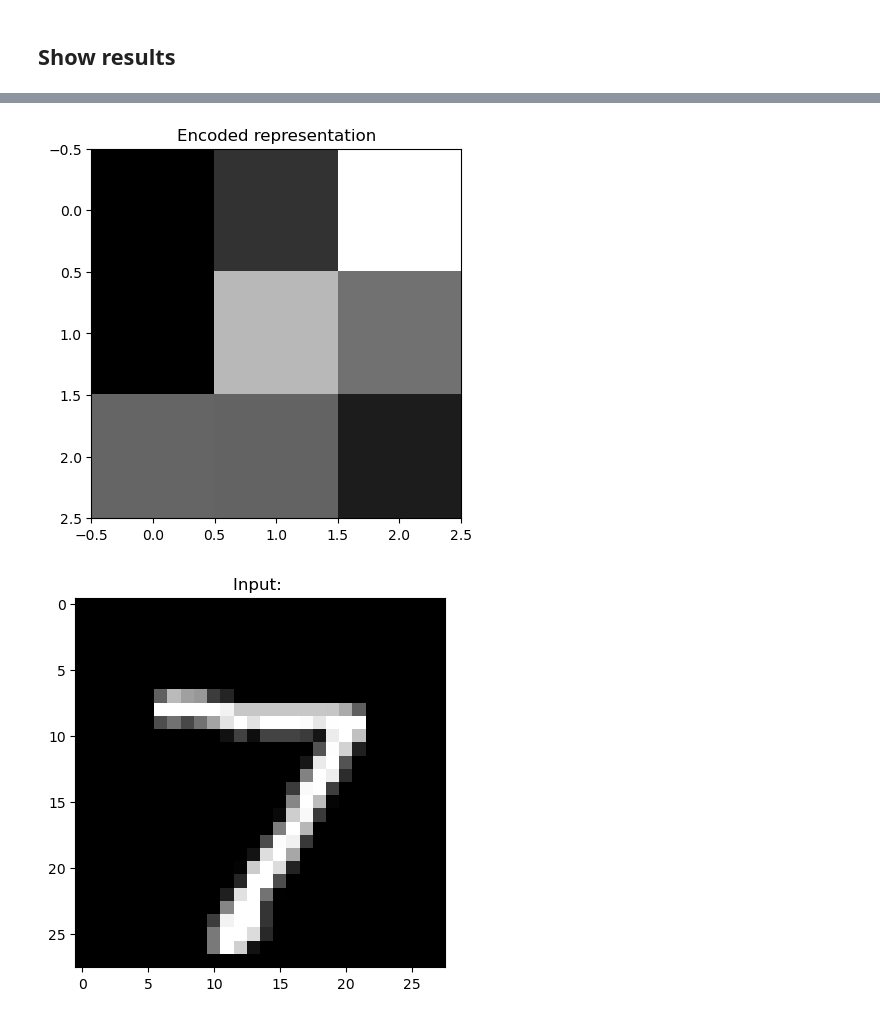
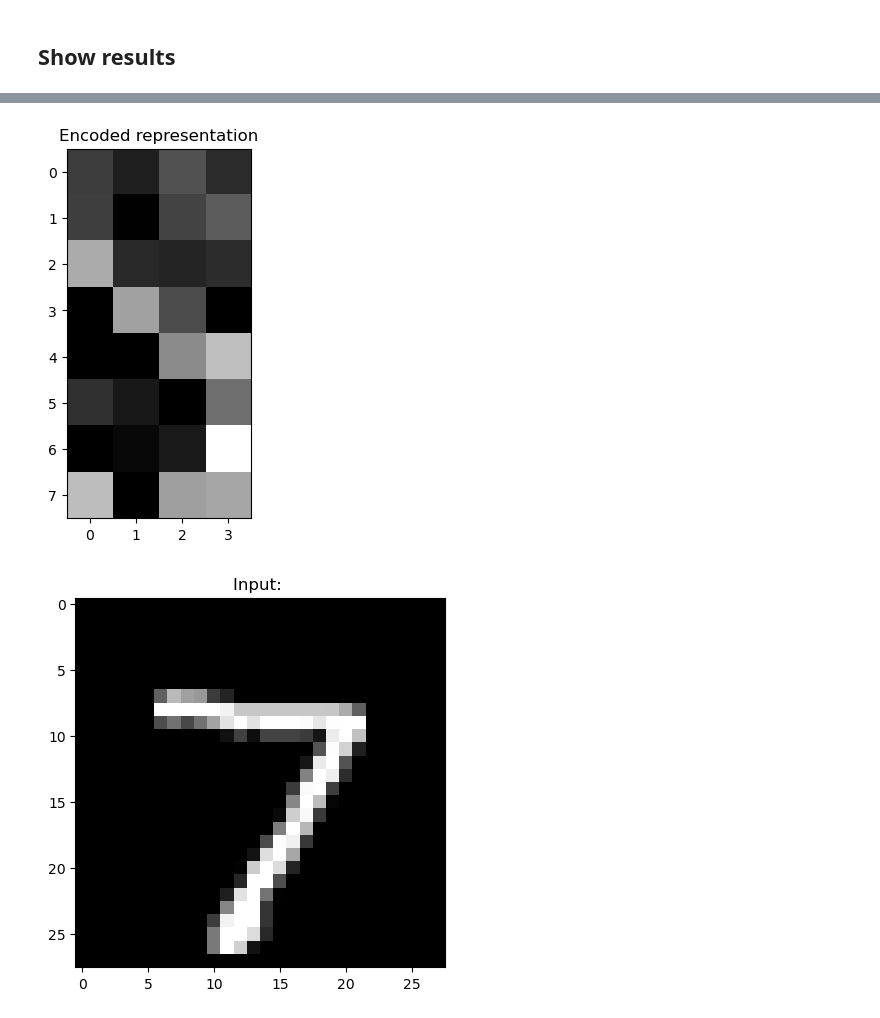
Before and after one commit to edgarWolf/deep-learning-playground, a Jupyter notebook: autoencoders.ipynb, the cells around one changed output, grey strips where cells are left out. Drawn from its saved outputs; the diff is of its cells as text; code cells hidden in the pictures.

```diff
--- a/autoencoders.ipynb
+++ b/autoencoders.ipynb
@@ -103,14 +103,10 @@ class AutoEncoder(Model):
         x = keras.layers.Flatten()(input_layer)
         x = Dense(64, activation="relu")(x)
         x = Dense(32, activation="relu")(x)
-        x = Dense(16, activation="relu")(x)
-        out = Dense(9, activation="relu")(x)
-        self.encoder = Model(input_layer, out)
+        self.encoder = Model(input_layer, x)
 
-        decoder_input = Dense(16, activation="relu")(out)
-        y = Dense(32, activation="relu")(decoder_input)
-        y = Dense(64, activation="relu")(y)
-        decoder_output = Dense(784, activation="relu")(y)
+        decoder_input = Dense(64, activation="relu")(x)
+        decoder_output = Dense(784, activation="relu")(decoder_input)
         decoder_output = keras.layers.Reshape((28, 28, 1))(decoder_output)
 
         opt = keras.optimizers.Adam()
@@ -158,6 +154,6 @@ Epoch 3/3
 # %% [markdown]
 ## Show results
 # %%
-example = autoencoder.encoder.predict(X_test[0].reshape(-1, 28, 28, 1))[0]
+example = autoencoder.encoder_predict(X_test[0].reshape(-1, 28, 28, 1))[0]
 example.shape
 # %% [output]
@@ -167,9 +162,9 @@ WARNING:tensorflow:5 out of the last 10 calls to <function Model.make_predict_fu
 # %%
-plt.imshow(example.reshape(3, 3), cmap="gray")
+plt.imshow(example.reshape(8, 4), cmap="gray")
 plt.title("Encoded representation")
 plt.show()
 # %% [output]
-[figure, old version]
+[figure, new version]
 # %%
 plt.imshow(X_test[0], cmap="gray")
 plt.title("Input: ")
```
Also changed, not shown: parts of 7 cells of this notebook.
